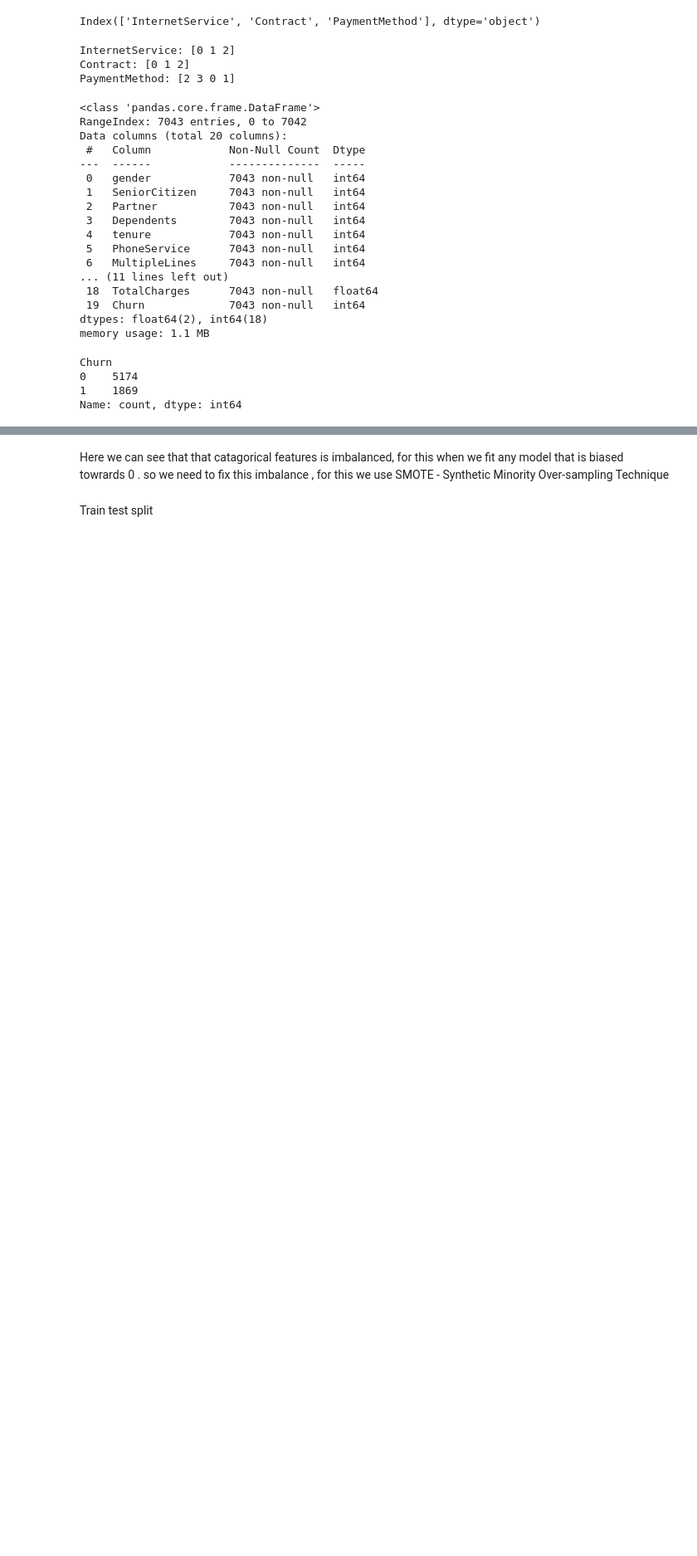
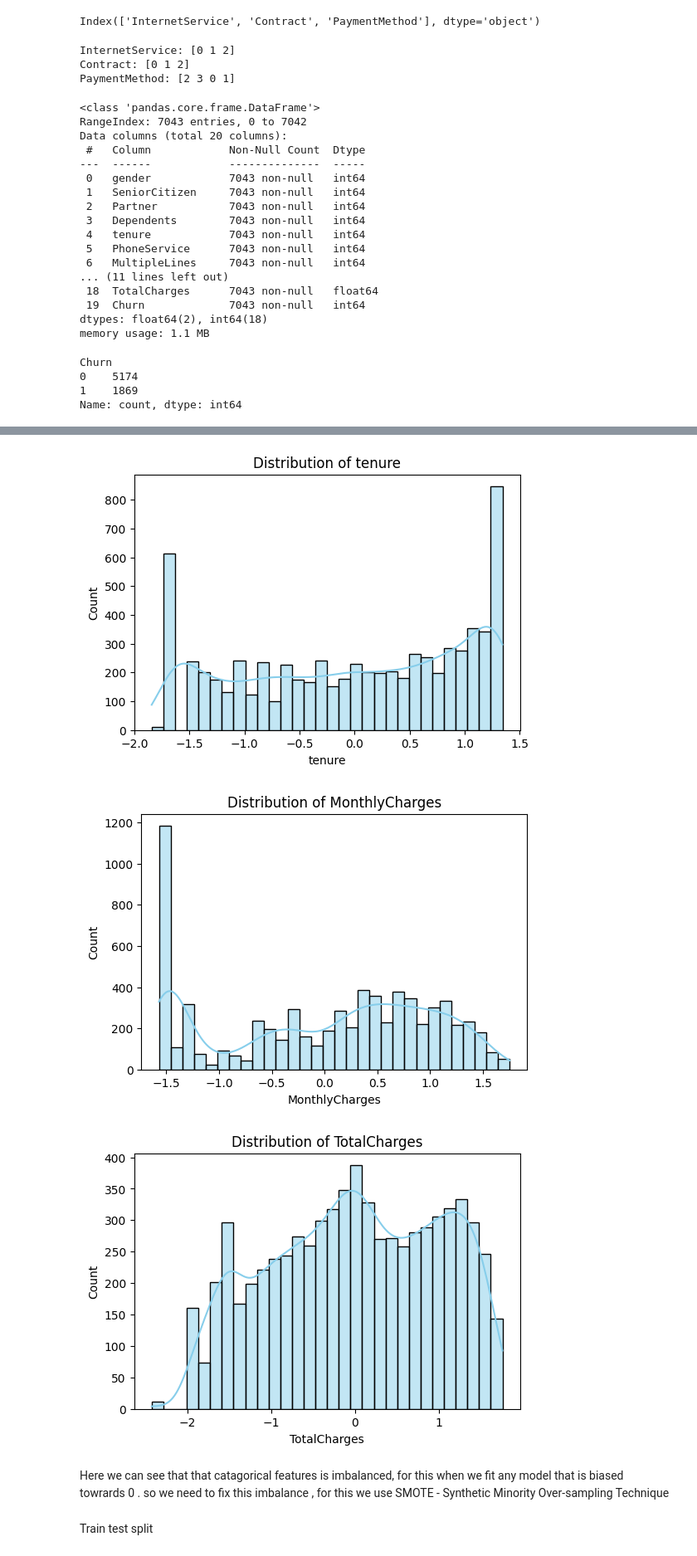
Before and after one commit to snehangshu2002/Customer-Churn-Prediction, a Jupyter notebook: customer.ipynb, the cells around one changed output, grey strips where cells are left out. Shown at 83% size. Saved outputs shown, nothing was run; the diff lists cells and outputs as text; code cells hidden in the pictures; blank space fills up the shorter version.

```diff
--- a/customer.ipynb
+++ b/customer.ipynb
@@ -373,0 +433,10 @@ Name: count, dtype: int64
+# %%
+
+# Continuous columns
+continuous_cols = ['tenure', 'MonthlyCharges', 'TotalCharges']
+
+# Apply log1p transformation
+df[continuous_cols] = df[continuous_cols].apply(lambda x: np.log1p(x))
+
+# Check result
+df.head()
@@ -374,3 +470,21 @@ Name: count, dtype: int64
+# %%
+import matplotlib.pyplot as plt
+import seaborn as sns
+
+# Select all numeric columns except the target
+numeric_cols = df.select_dtypes(include=float).columns
+numeric_cols = [col for col in numeric_cols if col != 'Churn']
+
+# Plot histograms
+for col in numeric_cols:
+    plt.figure(figsize=(6,4))
+    sns.histplot(df[col], kde=True, bins=30, color='skyblue')
+    plt.title(f'Distribution of {col}')
+    plt.show()
+# %% [output]
+[figure, added]
+[figure, added]
+[figure, added]
 # %% [markdown]
 Here we can see that that catagorical features is imbalanced, for this when we fit any model that is biased towrards 0 . so we need to fix this imbalance , for this we use SMOTE - Synthetic Minority Over-sampling Technique
 # %%
```
Also changed, not shown: parts of 6 cells of this notebook.
